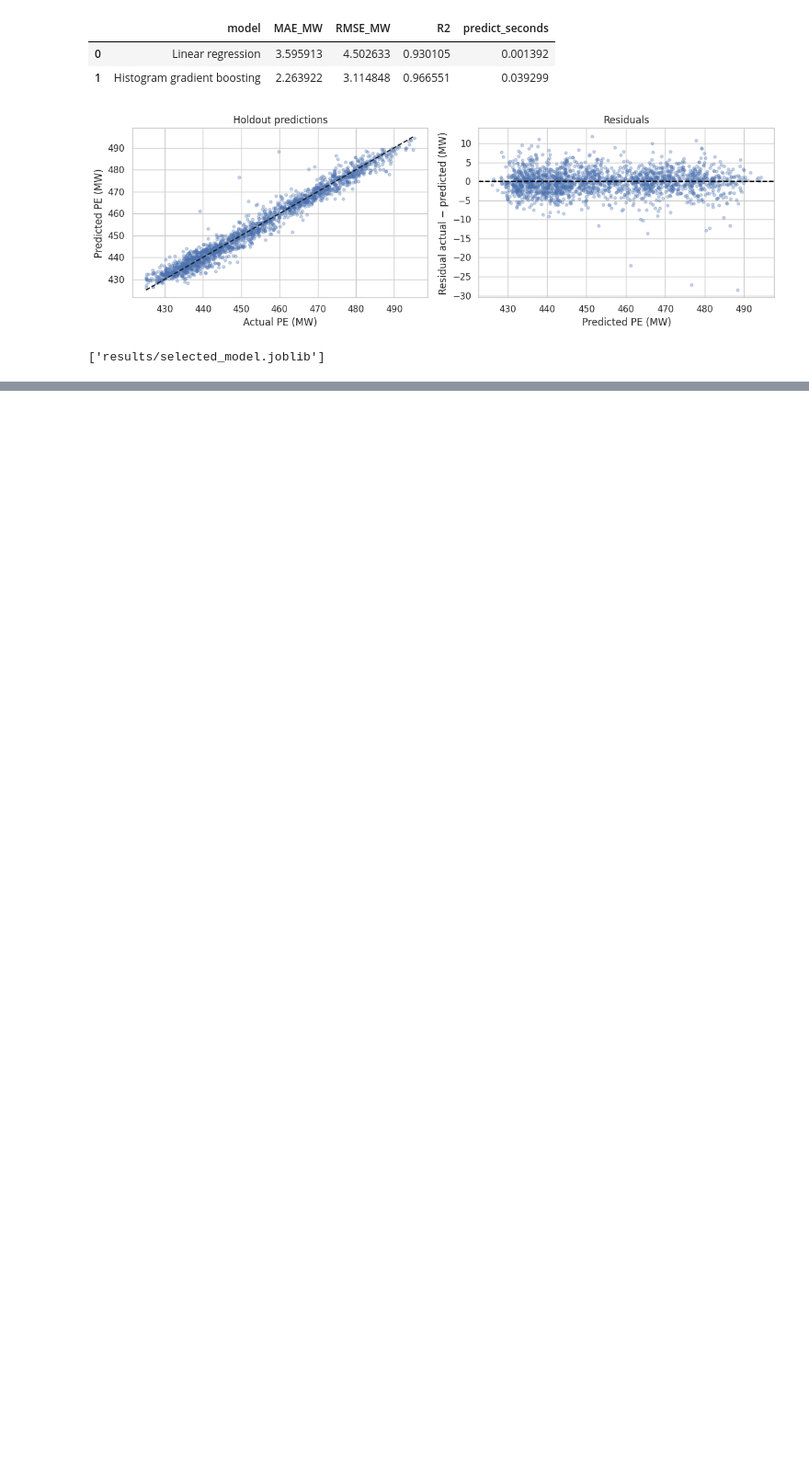
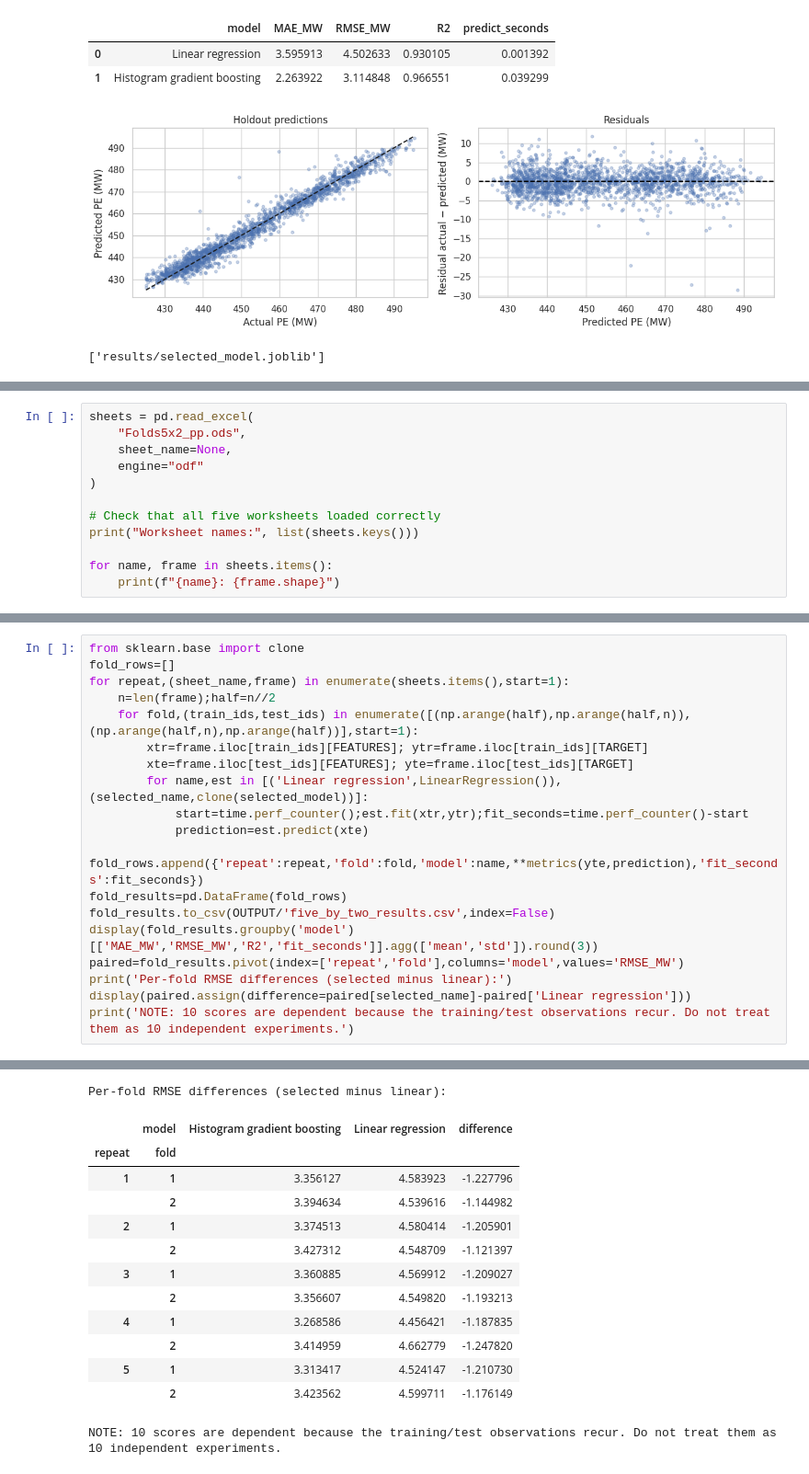
Before and after one commit to nat-petty/MMA3001-project, a Jupyter notebook: MMA3001projectNP.ipynb, the cells around one changed output, grey strips where cells are left out. Shown at 92% size. Cells and saved outputs as stored; diff of their text form; blank space fills up the shorter version.

Commit message:
Histogram gradient boosting also supported via 5x2 CV

```diff
--- a/MMA3001projectNP.ipynb
+++ b/MMA3001projectNP.ipynb
@@ -195,0 +200,12 @@ dump(selected_model,OUTPUT/'selected_model.joblib')
+# %%
+sheets = pd.read_excel(
+    "Folds5x2_pp.ods",
+    sheet_name=None,
+    engine="odf"
+)
+
+# Check that all five worksheets loaded correctly
+print("Worksheet names:", list(sheets.keys()))
+
+for name, frame in sheets.items():
+    print(f"{name}: {frame.shape}")
@@ -195,0 +219,20 @@ dump(selected_model,OUTPUT/'selected_model.joblib')
+# %%
+from sklearn.base import clone
+fold_rows=[]
+for repeat,(sheet_name,frame) in enumerate(sheets.items(),start=1):
+    n=len(frame);half=n//2
+    for fold,(train_ids,test_ids) in enumerate([(np.arange(half),np.arange(half,n)),(np.arange(half,n),np.arange(half))],start=1):
+        xtr=frame.iloc[train_ids][FEATURES]; ytr=frame.iloc[train_ids][TARGET]
+        xte=frame.iloc[test_ids][FEATURES]; yte=frame.iloc[test_ids][TARGET]
+        for name,est in [('Linear regression',LinearRegression()),(selected_name,clone(selected_model))]:
+            start=time.perf_counter();est.fit(xtr,ytr);fit_seconds=time.perf_counter()-start
+            prediction=est.predict(xte)
+            fold_rows.append({'repeat':repeat,'fold':fold,'model':name,**metrics(yte,prediction),'fit_seconds':fit_seconds})
+fold_results=pd.DataFrame(fold_rows)
+fold_results.to_csv(OUTPUT/'five_by_two_results.csv',index=False)
+display(fold_results.groupby('model')[['MAE_MW','RMSE_MW','R2','fit_seconds']].agg(['mean','std']).round(3))
+paired=fold_results.pivot(index=['repeat','fold'],columns='model',values='RMSE_MW')
+print('Per-fold RMSE differences (selected minus linear):')
+display(paired.assign(difference=paired[selected_name]-paired['Linear regression']))
+print('NOTE: 10 scores are dependent because the training/test observations recur. Do not treat them as 10 independent experiments.')
+# %% [output]
@@ -195,0 +244,14 @@ dump(selected_model,OUTPUT/'selected_model.joblib')
+Per-fold RMSE differences (selected minus linear):
+|  | model | Histogram gradient boosting | Linear regression | difference |
+| repeat | fold |  |  |  |
+| 1 | 1 | 3.356127 | 4.583923 | -1.227796 |
+|  | 2 | 3.394634 | 4.539616 | -1.144982 |
+| 2 | 1 | 3.374513 | 4.580414 | -1.205901 |
+|  | 2 | 3.427312 | 4.548709 | -1.121397 |
+| 3 | 1 | 3.360885 | 4.569912 | -1.209027 |
+|  | 2 | 3.356607 | 4.549820 | -1.193213 |
+| 4 | 1 | 3.268586 | 4.456421 | -1.187835 |
+|  | 2 | 3.414959 | 4.662779 | -1.247820 |
+| 5 | 1 | 3.313417 | 4.524147 | -1.210730 |
+|  | 2 | 3.423562 | 4.599711 | -1.176149 |
+NOTE: 10 scores are dependent because the training/test observations recur. Do not treat them as 10 independent experiments.
```
Also changed, not shown: parts of 4 cells of this notebook.
